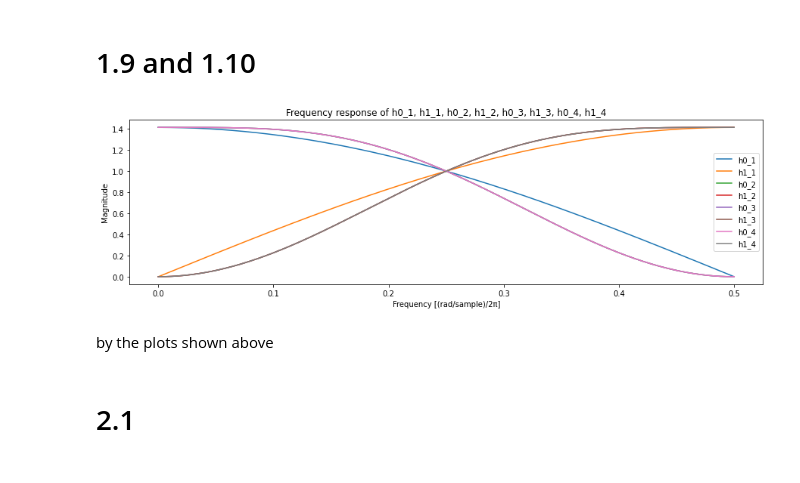
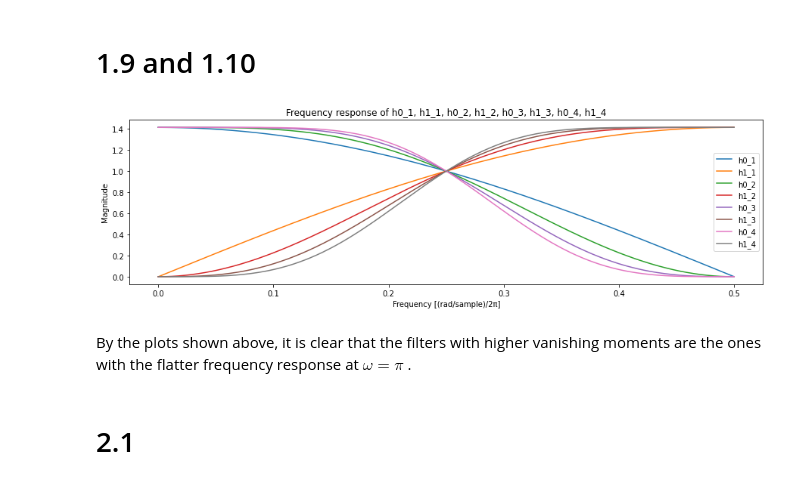
Before and after one commit to daniel-deutsch/TSIA201, a Jupyter notebook: TP3/main.ipynb, the cells around one changed output. Drawn from its saved outputs; the diff is of its cells as text; code cells hidden in the pictures.

```diff
--- a/TP3/main.ipynb
+++ b/TP3/main.ipynb
@@ -520,40 +546,40 @@ def compare_freqz(*args, **kwargs):
         # Obtains the arrays of magnitude and frequency of the filter
         len_fft = 4096                                   # Length of the transformed axis of the output
         freq, mag = sig.freqz(arg.tdata, worN=len_fft)   # Obtains the frequency and magnitude
 
         # Frequency
         freq = freq/(2*np.pi)   # Converts the frequency to (rad/sample)/2π
         mag = np.abs(mag)       # Gets the absolute value of the magnitude
 
         # Plot
         plt.plot(freq, mag)
 
     plt.legend([arg.name for arg in args])
     plt.ylabel("Magnitude")
     plt.xlabel("Frequency [(rad/sample)/2π]")
     plt.show()
 
 # 1 vanishing moment
 h0_1 = Filter("h0_1", tdata=pywt.Wavelet("db1").dec_lo)   # Low-pass
 h1_1 = Filter("h1_1", tdata=pywt.Wavelet("db1").dec_hi)   # High-pass
 
 # 2 vanishing moments
 h0_2 = Filter("h0_2", tdata=pywt.Wavelet("db2").dec_lo)   # Low-pass
 h1_2 = Filter("h1_2", tdata=pywt.Wavelet("db2").dec_hi)   # High-pass
 
 # 3 vanishing moments
-h0_3 = Filter("h0_3", tdata=pywt.Wavelet("db2").dec_lo)   # Low-pass
-h1_3 = Filter("h1_3", tdata=pywt.Wavelet("db2").dec_hi)   # High-pass
+h0_3 = Filter("h0_3", tdata=pywt.Wavelet("db3").dec_lo)   # Low-pass
+h1_3 = Filter("h1_3", tdata=pywt.Wavelet("db3").dec_hi)   # High-pass
 
 # 4 vanishing moments
-h0_4 = Filter("h0_4", tdata=pywt.Wavelet("db2").dec_lo)   # Low-pass
-h1_4 = Filter("h1_4", tdata=pywt.Wavelet("db2").dec_hi)   # High-pass
+h0_4 = Filter("h0_4", tdata=pywt.Wavelet("db4").dec_lo)   # Low-pass
+h1_4 = Filter("h1_4", tdata=pywt.Wavelet("db4").dec_hi)   # High-pass
 
 compare_freqz(h0_1, h1_1, h0_2, h1_2, h0_3, h1_3, h0_4, h1_4)
 # %% [output]
-[figure, old version]
+[figure, new version]
-# %% [markdown]
-by the plots shown above
+# %% [markdown]
+By the plots shown above, it is clear that the filters with higher vanishing moments are the ones with the flatter frequency response at $\omega = \pi$ .
 # %% [markdown]
 # 2.1
 # %%
```
Also changed, not shown: parts of 6 cells of this notebook.
